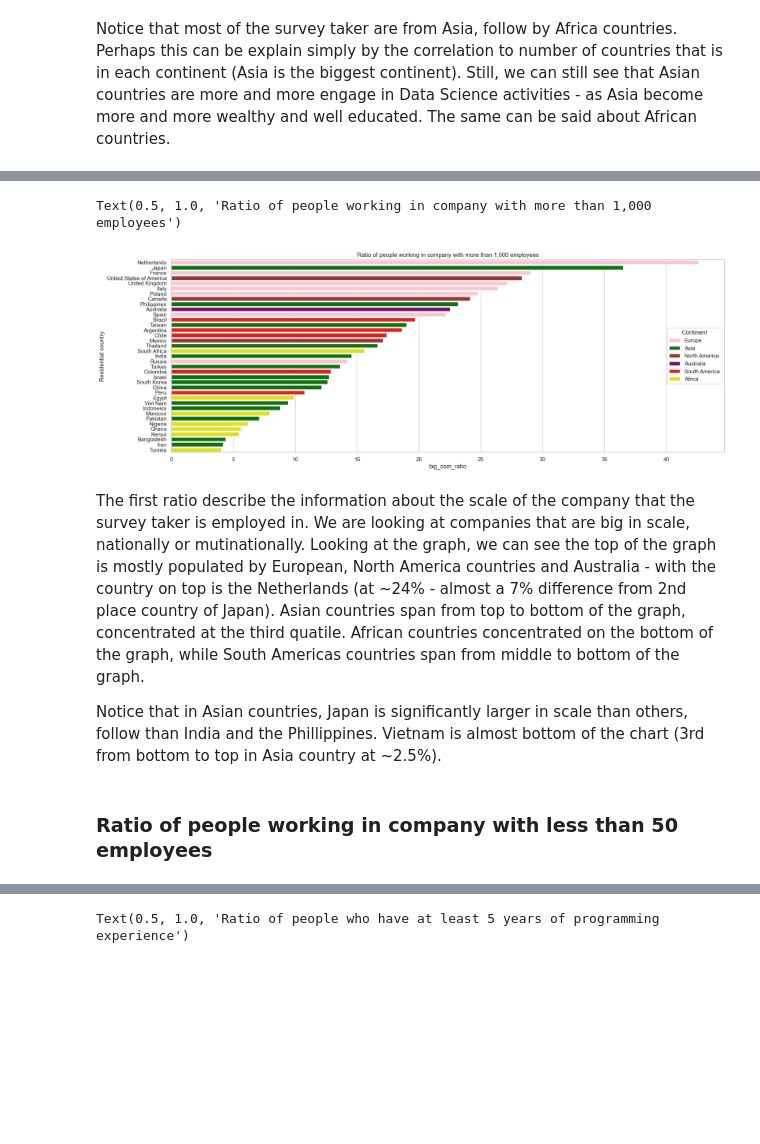
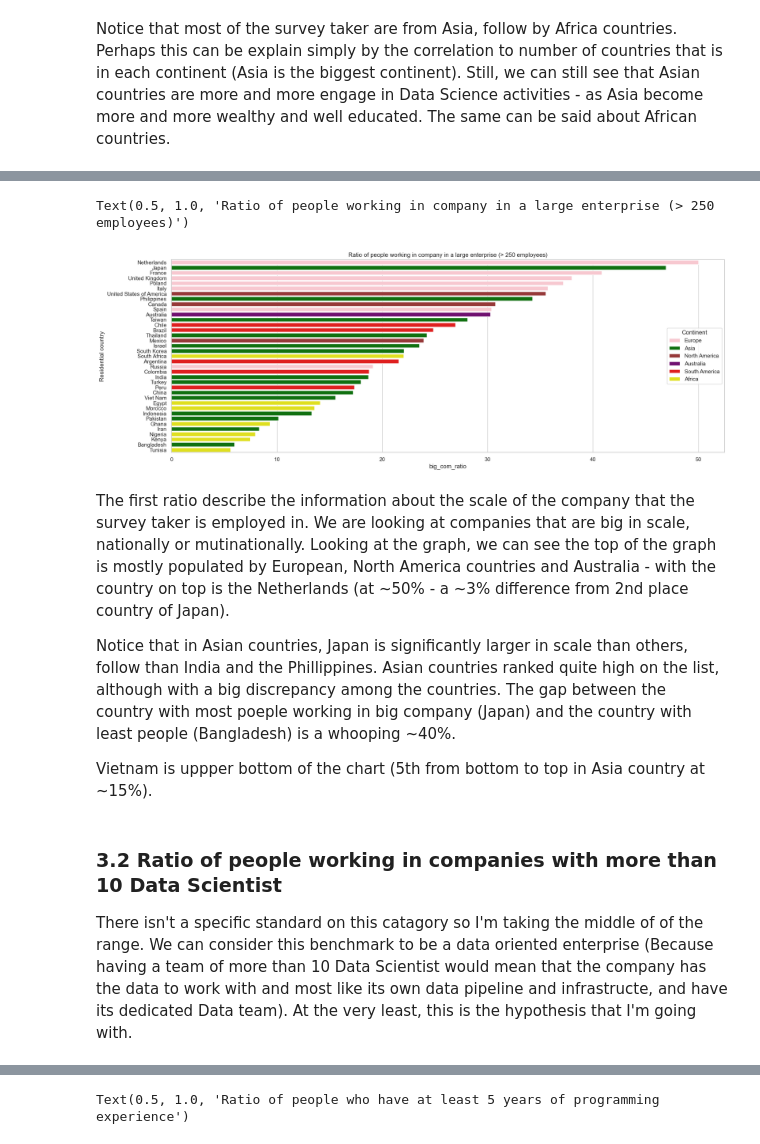
Before and after one commit to HTNam1710/P4DS_FinalProject, a Jupyter notebook: Source/phase_ask.ipynb, the cells around one changed output, grey strips where cells are left out. Cells and saved outputs as stored; diff of their text form; code cells hidden in the pictures; blank space fills up the shorter version.

```diff
--- a/Source/phase_ask.ipynb
+++ b/Source/phase_ask.ipynb
@@ -117,6 +126,14 @@ continent_color = {
 }
 
 total_response_df['Continent'] = total_response_df['Residential country'].apply(lambda x: continents[pc.country_alpha2_to_continent_code(pc.country_name_to_country_alpha2(x, cn_name_format='default'))])
+
+
+# Let's adjust our data set to only include countries with more than 100 response
+data = data[data['Residential country'].isin(total_response_df['Residential country'].unique())]
+
+# Include the continent in the data set too
+continent_dict = total_response_df.drop('number_of_response', axis=1).set_index('Residential country').to_dict('index') #['Argentina']['Continent']
+data['Continent'] = data['Residential country'].apply(lambda x: continent_dict[x]['Continent'])
 # %%
 figure, ax = plt.subplots(figsize=(20, 7))
 sns.set_theme(style="whitegrid")
@@ -151,20 +176,24 @@ Notice that most of the survey taker are from Asia, follow by Africa countries.
 # %%
 # Calculate the ratio of people who work in company with more than 10,000 employees
-big_company_df = data[(data['Company size'] == '1000-9,999 employees') | (data['Company size'] == '10,000 or more employees')]
+big_company_df = data[(data['Company size'] == '250-999 employees') | (data['Company size'] == '1000-9,999 employees') | (data['Company size'] == '10,000 or more employees')]
 big_company_df = pd.merge(big_company_df.groupby('Residential country')['Company size'].agg(big_company = 'count'), total_response_df, on='Residential country')
 big_company_df['big_com_ratio'] = big_company_df['big_company'] * 100 / big_company_df['number_of_response']
 # %%
 figure, ax = plt.subplots(figsize=(20, 7))
 sns.set_theme(style="whitegrid")
 sns.set_color_codes('muted')
 sns.barplot(x='big_com_ratio', y='Residential country', data=big_company_df.sort_values(by='big_com_ratio', ascending=False),palette = continent_color ,hue='Continent', dodge=False)
-ax.set_title("Ratio of people working in company with more than 1,000 employees")
+ax.set_title("Ratio of people working in company in a large enterprise (> 250 employees)")
 # %% [output]
-Text(0.5, 1.0, 'Ratio of people working in company with more than 1,000 employees')
+Text(0.5, 1.0, 'Ratio of people working in company in a large enterprise (> 250 employees)')
-[figure, old version]
+[figure, new version]
 # %% [markdown]
-The first ratio describe the information about the scale of the company that the survey taker is employed in. We are looking at companies that are big in scale, nationally or mutinationally. Looking at the graph, we can see the top of the graph is mostly populated by European, North America countries and Australia  - with the country on top is the Netherlands (at ~24% - almost a 7% difference from 2nd place country of Japan). Asian countries span from top to bottom of the graph, concentrated at the third quatile. African countries concentrated on the bottom of the graph, while South Americas countries span from middle to bottom of the graph.
+The first ratio describe the information about the scale of the company that the survey taker is employed in. We are looking at companies that are big in scale, nationally or mutinationally. Looking at the graph, we can see the top of the graph is mostly populated by European, North America countries and Australia  - with the country on top is the Netherlands (at ~50% - a ~3% difference from 2nd place country of Japan).
 
-Notice that in Asian countries, Japan is significantly larger in scale than others, follow than India and the Phillippines. Vietnam is almost bottom of the chart (3rd from bottom to top in Asia country at ~2.5%).
+Notice that in Asian countries, Japan is significantly larger in scale than others, follow than India and the Phillippines. Asian countries ranked quite high on the list, although with a big discrepancy among the countries. The gap between the country with most poeple working in big company (Japan) and the country with least people (Bangladesh) is a whooping ~40%.
+
+Vietnam is uppper bottom of the chart (5th from bottom to top in Asia country at ~15%).
-# %% [markdown]
-### Ratio of people working in company with less than 50 employees
+# %% [markdown]
+### 3.2 Ratio of people working in companies with more than 10 Data Scientist
+
+There isn't a specific standard on this catagory so I'm taking the middle of of the range. We can consider this benchmark to be a data oriented enterprise (Because having a team of more than 10 Data Scientist would mean that the company has the data to work with and most like its own data pipeline and infrastructe, and have its dedicated Data team). At the very least, this is the hypothesis that I'm going with.
```
Also changed, not shown: parts of 116 cells of this notebook.
